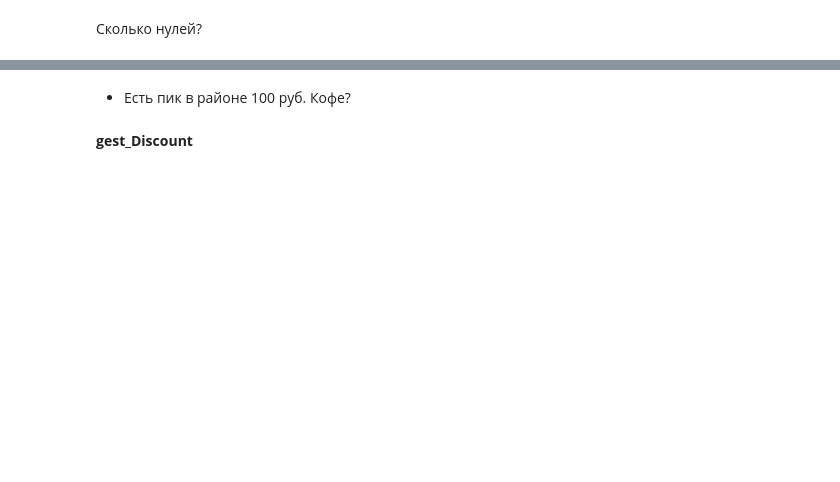
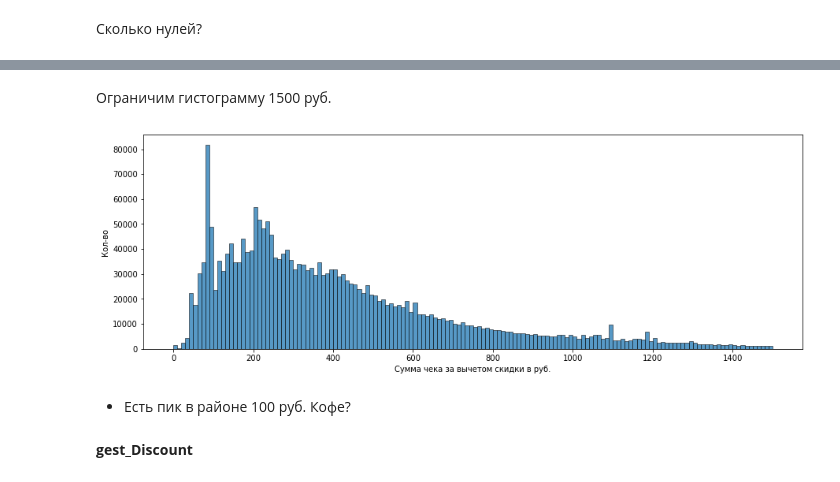
Before and after one commit to snakerzr/cupcake_churn_prediction, a Jupyter notebook: notebook.ipynb, the cells around one changed output, grey strips where cells are left out. Drawn from its saved outputs; the diff is of its cells as text; code cells hidden in the pictures; blank space fills up the shorter version.

```diff
--- a/notebook.ipynb
+++ b/notebook.ipynb
@@ -808,8 +789,12 @@ plt.show()
+# %% [markdown]
+Ограничим гистограмму 1500 руб.
 # %%
 fig,ax = plt.subplots(1,1,figsize=(15,5))
 sns.histplot(x=df['gest_Sum'],ax=ax,binwidth=10,binrange=(0,1500))
-
+ax.set_ylabel('Кол-во')
+ax.set_xlabel(xlabel)
 plt.show()
-# ДОБАВИТЬ НАЗВАНИЕ ГРАФИКОВ И ОСЕЙ
+# %% [output]
+[figure, added]
 # %% [markdown]
 * Есть пик в районе 100 руб. Кофе?
```
Also changed, not shown: parts of 77 cells of this notebook.
